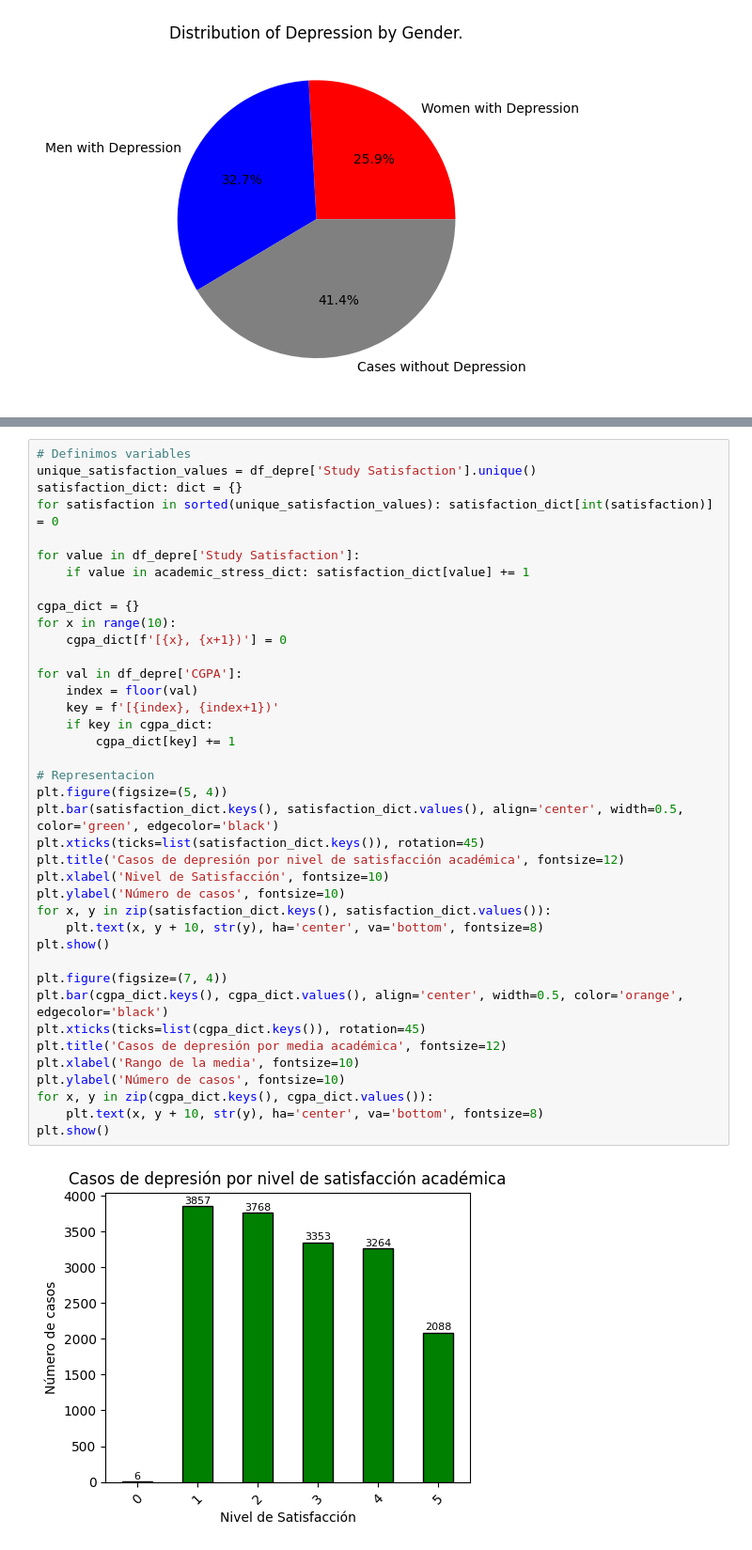
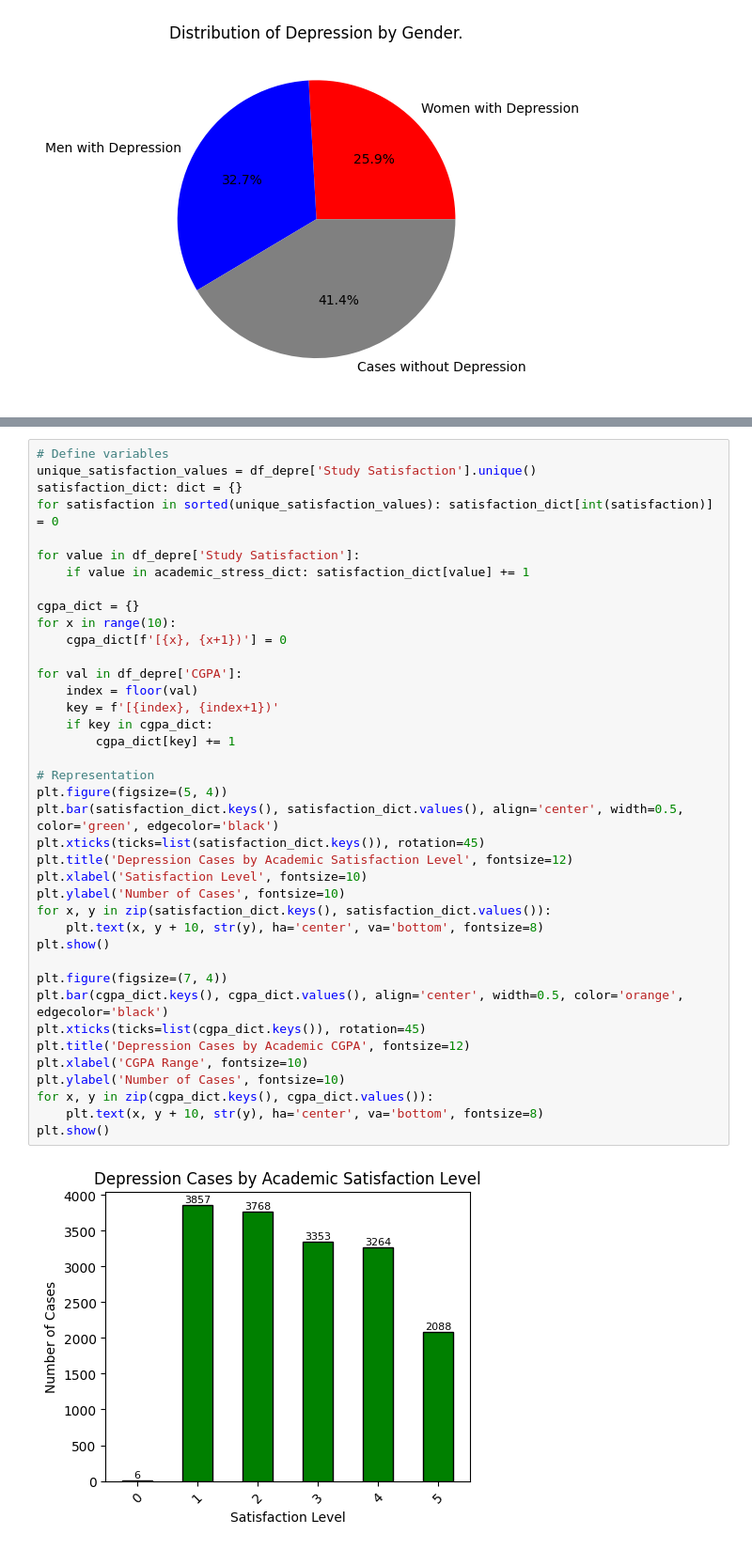
Before and after one commit to Levian17/Depression-Predicter, a Jupyter notebook: data/data_visualization_english.ipynb, the cells around one changed output, grey strips where cells are left out. Shown: that part at 94% size. Drawn from its saved outputs; the diff is of its cells as text.

```diff
--- a/data/data_visualization_english.ipynb
+++ b/data/data_visualization_english.ipynb
@@ -192,41 +191,41 @@ plt.show()
 # %%
-# Definimos variables
+# Define variables
 unique_satisfaction_values = df_depre['Study Satisfaction'].unique()
 satisfaction_dict: dict = {}
 for satisfaction in sorted(unique_satisfaction_values): satisfaction_dict[int(satisfaction)] = 0
 
 for value in df_depre['Study Satisfaction']:
     if value in academic_stress_dict: satisfaction_dict[value] += 1
 
 cgpa_dict = {}
 for x in range(10):
     cgpa_dict[f'[{x}, {x+1})'] = 0
 
 for val in df_depre['CGPA']:
     index = floor(val)
     key = f'[{index}, {index+1})'
     if key in cgpa_dict:
         cgpa_dict[key] += 1
 
-# Representacion
+# Representation
 plt.figure(figsize=(5, 4))
 plt.bar(satisfaction_dict.keys(), satisfaction_dict.values(), align='center', width=0.5, color='green', edgecolor='black')
 plt.xticks(ticks=list(satisfaction_dict.keys()), rotation=45)
-plt.title('Casos de depresión por nivel de satisfacción académica', fontsize=12)
-plt.xlabel('Nivel de Satisfacción', fontsize=10)
-plt.ylabel('Número de casos', fontsize=10)
+plt.title('Depression Cases by Academic Satisfaction Level', fontsize=12)
+plt.xlabel('Satisfaction Level', fontsize=10)
+plt.ylabel('Number of Cases', fontsize=10)
 for x, y in zip(satisfaction_dict.keys(), satisfaction_dict.values()):
     plt.text(x, y + 10, str(y), ha='center', va='bottom', fontsize=8)
 plt.show()
 
 plt.figure(figsize=(7, 4))
 plt.bar(cgpa_dict.keys(), cgpa_dict.values(), align='center', width=0.5, color='orange', edgecolor='black')
 plt.xticks(ticks=list(cgpa_dict.keys()), rotation=45)
-plt.title('Casos de depresión por media académica', fontsize=12)
-plt.xlabel('Rango de la media', fontsize=10)
-plt.ylabel('Número de casos', fontsize=10)
+plt.title('Depression Cases by Academic CGPA', fontsize=12)
+plt.xlabel('CGPA Range', fontsize=10)
+plt.ylabel('Number of Cases', fontsize=10)
 for x, y in zip(cgpa_dict.keys(), cgpa_dict.values()):
     plt.text(x, y + 10, str(y), ha='center', va='bottom', fontsize=8)
 plt.show()
 # %% [output]
-[figure, old version]
+[figure, new version]
```
Also changed, not shown: parts of 23 cells of this notebook, 4 other files.
